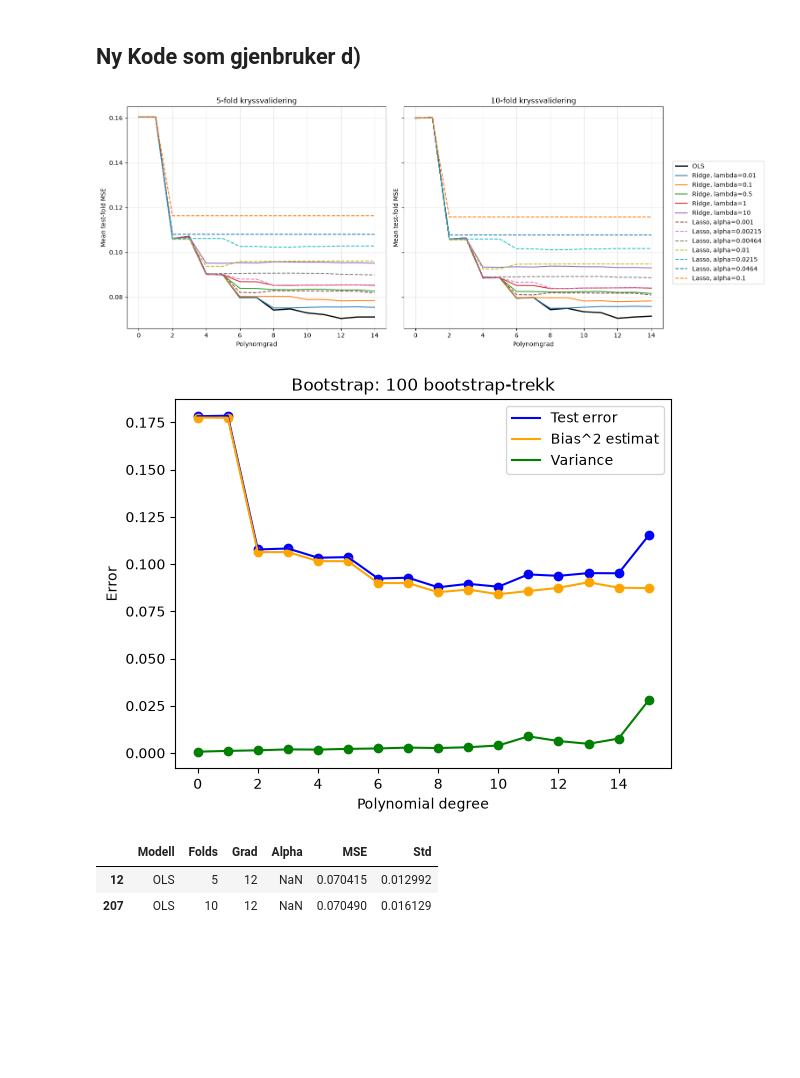
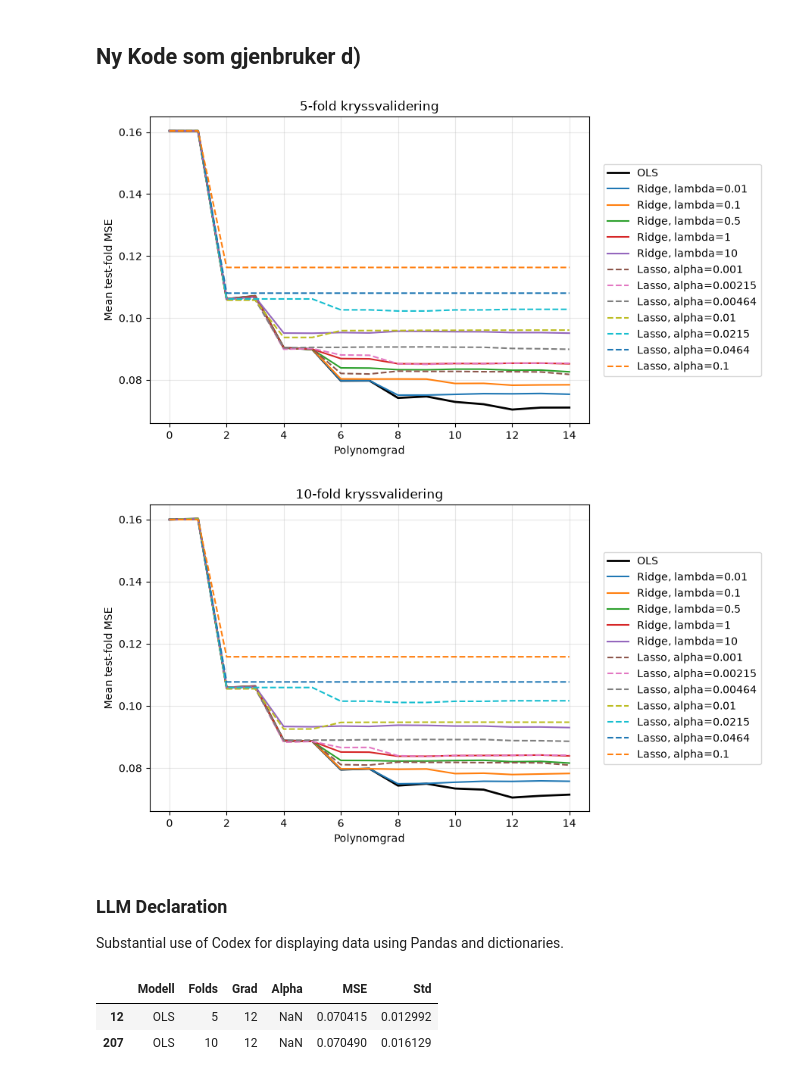
Before and after one commit to Timholmen96/FYS-STK4155, a Jupyter notebook: Prosjekt1/Prosjekt-Kode/Full_Project.ipynb, the cells around one changed output. Cells and saved outputs as stored; diff of their text form; code cells hidden in the pictures; blank space fills up the shorter version.

```diff
--- a/Prosjekt1/Prosjekt-Kode/Full_Project.ipynb
+++ b/Prosjekt1/Prosjekt-Kode/Full_Project.ipynb
@@ -252,6 +296,6 @@ plt.show()
 # %%
 # Velg polynomgrad og regulariseringsverdier.
-coef_degree = 8
+coef_degree = 7
 coef_lambdas = np.logspace(-3, 2, 80) # -5 til -3 viser liten forskjell
 
 X_coef = design_matrix(x, coef_degree)
@@ -294,8 +338,8 @@ for j in range(1, coef_degree + 1):
 ax.axhline(0, color="black", linewidth=0.8)
 ax.set(
     xlabel=r"$\lambda$",
-    ylabel="Koeffisientverdi (standardiserte features)",
-    title=f"Ridge: koeffisienter mot lambda, grad {coef_degree}",
+    ylabel="Coefficient value (standarized features)",
+    title=f"Ridge: coefficients VS lambda, degree {coef_degree}",
 )
 ax.grid(alpha=0.3)
 ax.legend(ncol=2)
@@ -475,9 +519,9 @@ for i, (error, bias, variance, n_bootstrap) in enumerate(results):
     ax[i].plot(degree_vec, variance, label="Variance", color="green")
     ax[i].scatter(degree_vec, variance, color="green")
 
-    ax[i].axhline(y=sigma**2, label = "Noise^2", color="black", linestyle="-", linewidth=1)
+    ax[i].axhline(y=sigma**2, label = f"Noise^2={sigma}", color="black", linestyle="-", linewidth=1)
 
-    ax[i].set_title(f"{n_bootstrap} bootstrap-trekk")
+    ax[i].set_title(f"{n_bootstrap} bootstrap-pulls")
     ax[i].set_xlabel("Polynomial degree")
     ax[i].set_ylabel("Error")
     ax[i].legend()
@@ -660,7 +704,7 @@ Below 5 degree polynomial: OLS equals Ridge in accuracy. Above 5 degrees the onl
 # %%
 # Plot CV vs Bootstrap her
 # Kjør bootstrap-cellen og K-fold-cellen før denne cellen.
-comparison_degrees = np.arange(len(error300))
+comparison_degrees = np.arange(len(error40))
 
 cv5_mse = np.array([
     Kfold_CV(5, degree, lmb=0)[0]
@@ -672,7 +716,7 @@ cv10_mse = np.array([
 ])
 
 comparison_results = {
-    "Bootstrap (300 trekk)": error300,
+    "Bootstrap (40 trekk)": error40,
     "5-fold CV": cv5_mse,
     "10-fold CV": cv10_mse,
 }
@@ -742,7 +786,7 @@ def cost_ols(theta, X, y):
 
 def cost_ridge(theta, X, y, lmbda): # [1:] vil ikke straffe intercept
     squared_error = jnp.sum((y - X @ theta)**2)
-    penalty = (lmbda / len(y)) * jnp.sum(theta[1:]**2)
+    penalty = lmbda * jnp.sum(theta[1:]**2)
     return (squared_error + penalty)/len(y)
 
 # gradients by automatic differentiation (with respect to argument 0 = theta)
@@ -1731,44 +1860,33 @@ for folds in fold_counts:
         ])
 # %%
 # Gjenbruk OLS og Ridge fra d); Lasso-resultatene er beregnet ovenfor.
-fig, axes = plt.subplots(1, 2, figsize=(16, 6), sharex=True, sharey=True)
+# Lag en separat figur for hvert antall folder.
+for folds in fold_counts:
+    fig, ax = plt.subplots(figsize=(9, 5))
 
-for ax, folds in zip(axes, fold_counts):
     ax.plot(degrees, ols_cv[folds][:, 0], color="black", linewidth=2,
             label="OLS")
 
     for lmb in ridge_lambdas:
         ax.plot(degrees, ridge_cv[(folds, lmb)][:, 0],
                 linestyle="-", label=f"Ridge, lambda={lmb:g}")
 
     for alpha in lasso_alphas:
         ax.plot(degrees, lasso_cv[(folds, alpha)][:, 0],
                 linestyle="--", label=f"Lasso, alpha={alpha:.3g}")
 
     ax.set(title=f"{folds}-fold kryssvalidering",
            xlabel="Polynomgrad", ylabel="Mean test-fold MSE")
     ax.grid(alpha=0.3)
-
-handles, labels = axes[0].get_legend_handles_labels()
-fig.legend(handles, labels, loc="center left", bbox_to_anchor=(0.82, 0.5))
-fig.tight_layout(rect=(0, 0, 0.82, 1))
-plt.show()
-
-#Gammel Bootstrap
-plt.plot(degree_vec, error100, label="Test error", color="blue")
-plt.scatter(degree_vec, error100, color="blue")
-plt.plot(degree_vec, bias100, label="Bias^2 estimat", color="orange")
-plt.scatter(degree_vec, bias100, color="orange")
-plt.plot(degree_vec, variance100, label="Variance", color="green")
-plt.scatter(degree_vec, variance100, color="green")
-plt.title("Bootstrap: 100 bootstrap-trekk")
-plt.xlabel("Polynomial degree")
-plt.ylabel("Error")
-plt.legend()
-plt.show()
+    ax.legend(loc="center left", bbox_to_anchor=(1.02, 0.5))
+    fig.tight_layout()
+    plt.show()
 # %% [output]
-[figure, old version]
+[figure, new version]
-[figure, old version]
+[figure, new version]
+# %% [markdown]
+### LLM Declaration
+Substantial use of Codex for displaying data using Pandas and dictionaries.
 # %%
 # Present Results
 rows = []
```
Also changed, not shown: parts of 23 cells of this notebook, 46 other files.
